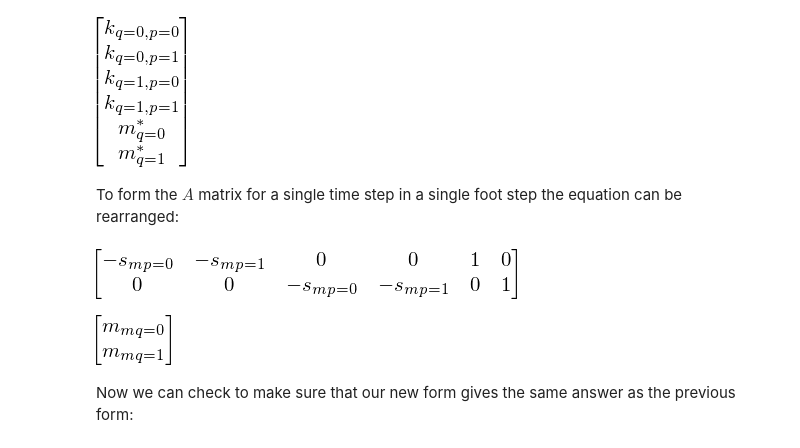
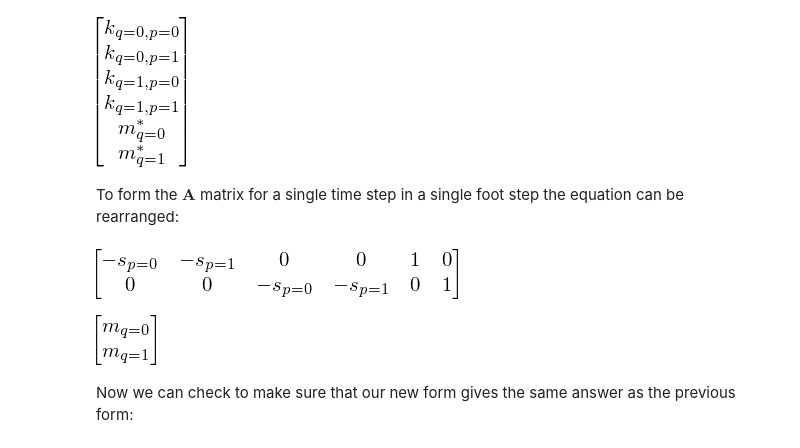
Before and after one commit to csu-hmc/gait-control-direct-id-paper, a Jupyter notebook: notebooks/walking_least_squares.ipynb, the cells around one changed output. Drawn from its saved outputs; the diff is of its cells as text; code cells hidden in the pictures.

```diff
--- a/notebooks/walking_least_squares.ipynb
+++ b/notebooks/walking_least_squares.ipynb
@@ -64,4 +53,4 @@ The measured sensors, $s_m(t)$:
 # %%
-sm = Matrix(p, 1, lambda i, j: Symbol('s_m_p={}'.format(i)))
-sm
+s = Matrix(p, 1, lambda i, j: Symbol('s_p={}'.format(i)))
+s
 # %% [output]
@@ -89,20 +78,20 @@ x
 # %% [output]
 [figure]
 # %% [markdown]
-To form the $A$ matrix for a single time step in a single foot step the equation can be rearranged:
+To form the $\mathbf{A}$ matrix for a single time step in a single foot step the equation can be rearranged:
 # %%
 A = zeros(q, q * p)
 for row in range(q):
-    A[row, row * p:(row + 1) * p] =  -sm.T
+    A[row, row * p:(row + 1) * p] =  -s.T
 A = A.row_join(eye(q))
 A
 # %% [output]
-[figure, old version]
+[figure, new version]
 # %%
-b = mm
+b = m
 b
 # %% [output]
-[figure, old version]
+[figure, new version]
 # %% [markdown]
 Now we can check to make sure that our new form gives the same answer as the previous form:
 # %%
```
Also changed, not shown: parts of 35 cells of this notebook.
